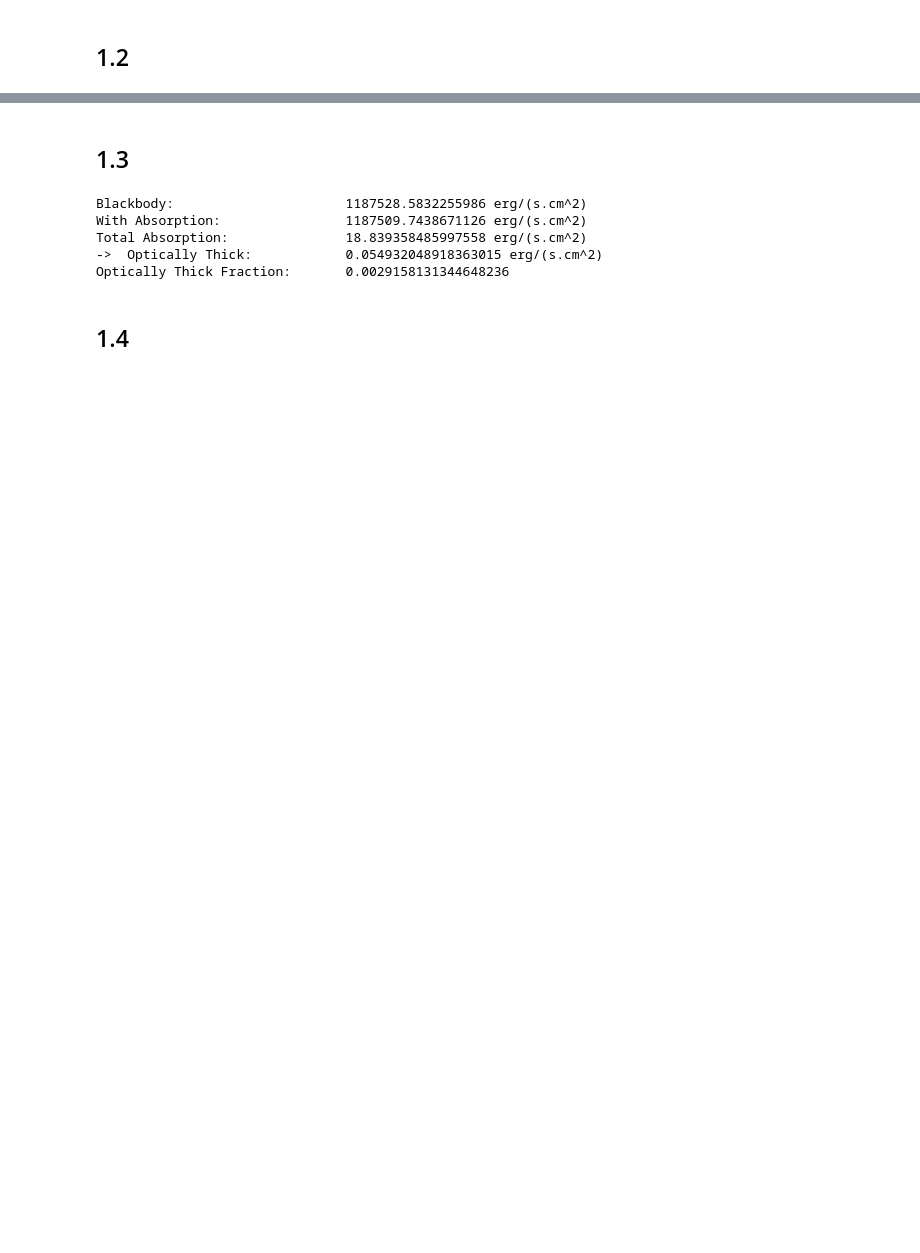
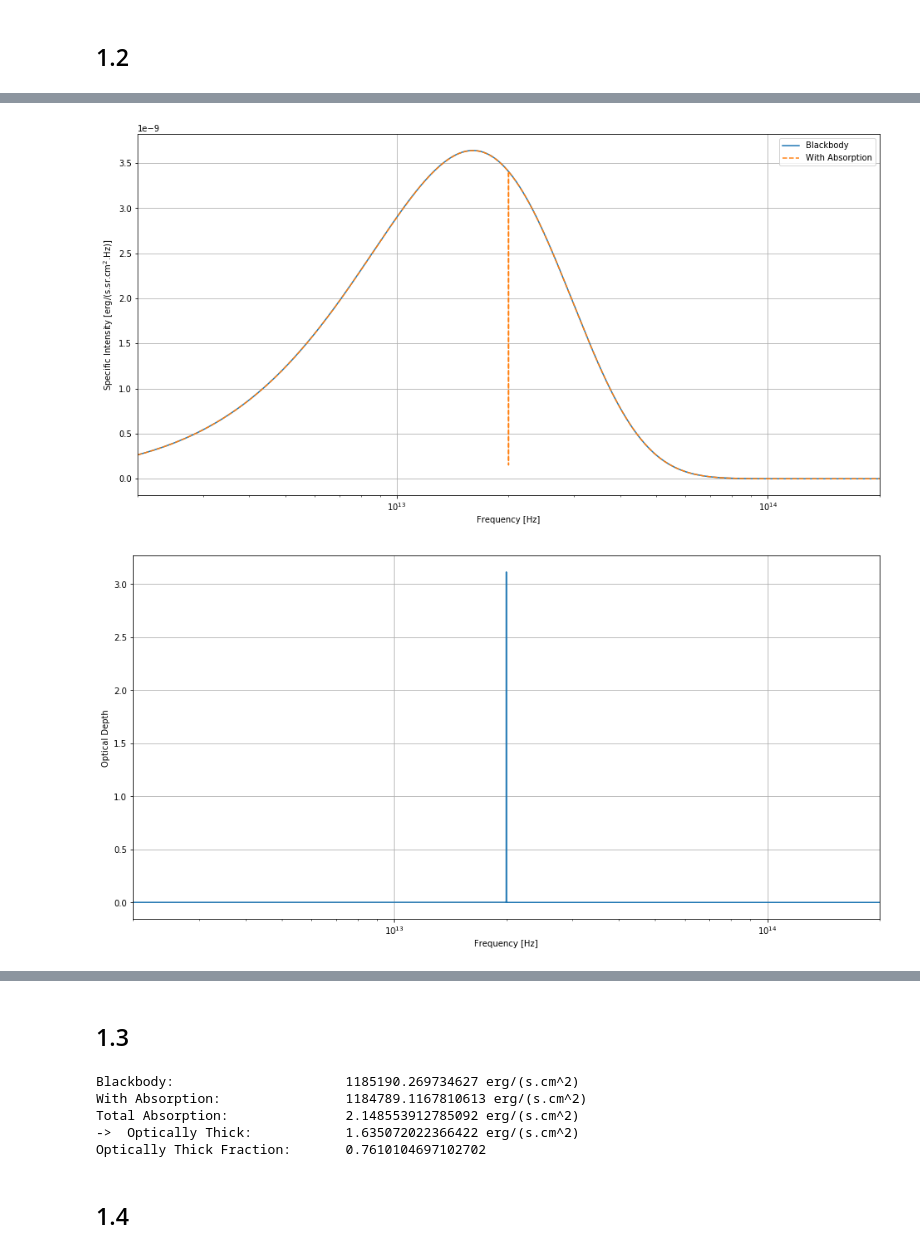
Before and after one commit to lydia-lee/astro207, a Jupyter notebook: ps_2021/04/questions/q_radiative_forcing_with_CO2.ipynb, the cells around one changed output, grey strips where cells are left out. Drawn from its saved outputs; the diff is of its cells as text; code cells hidden in the pictures; blank space fills up the shorter version.

```diff
--- a/ps_2021/04/questions/q_radiative_forcing_with_CO2.ipynb
+++ b/ps_2021/04/questions/q_radiative_forcing_with_CO2.ipynb
@@ -129,0 +117,16 @@ for nu_vec in (nu_vec_fine, nu_vec_both):
+# %%
+# Incorporating 15um line absorption
+## x-section (as a function of frequency), separated because of convolution
+sigma_vec_broad = sigma(nu_vec_broad, A=A21, m=m, T=T, nu0=F21)
+sigma_vec_narrow = sigma(nu_vec_narrow, A=A21, m=m, T=T, nu0=F21)
+sigma_vec_broad_clipped = np.array([sigma_vec_broad[i] for i,_ in enumerate(sigma_vec_broad) if i not in idx_overlap_broad])
+sigma_vec_unsorted = np.concatenate([sigma_vec_broad_clipped, sigma_vec_narrow])
+sigma_vec = np.array([sigma_vec_unsorted[i] for i in idx_sort])
+
+## getting column density of CO2 given tau=3 @ line center
+idx = np.argwhere(np.diff(np.sign(nu_vec-F21))).flatten()[0] # idx of nearest nu to nu0
+N = tau0/sigma_vec[idx]
+
+## getting optical depth across different frequencies
+tau_vec = N * sigma_vec
+tau_vec_narrow = N * sigma_vec_narrow
@@ -129,0 +141,32 @@ for nu_vec in (nu_vec_fine, nu_vec_both):
+# %%
+## Plotting over the full frequency range & a narrower range for visibility
+for full_range in (True, False):
+    xmin = min(nu_vec) if full_range else F21*.99999
+    xmax = max(nu_vec) if full_range else F21 * 1.00001
+
+    plt.figure()
+    f = plt.semilogx if full_range else plt.plot
+    f(nu_vec, B_blackbody, label='Blackbody')
+    f(nu_vec, B_wabs, '--', label='With Absorption')
+#     f(nu_vec, B_blackbody-B_wabs, '--', label='Absorbed')
+    plt.xlabel('Frequency [Hz]')
+    plt.ylabel('Specific Intensity [erg/(s.sr.cm$^2$.Hz)]')
+    plt.legend()
+    plt.grid(True)
+    plt.xlim((xmin, xmax))
+
+    plt.figure()
+    f(nu_vec, tau_vec)
+    plt.xlabel('Frequency [Hz]')
+    plt.ylabel('Optical Depth')
+    plt.xlim((xmin, xmax))
+    plt.grid(True)
+
+# plt.figure()
+# plt.loglog(nu_vec, B_diff)
+# plt.xlabel('Frequency [Hz]')
+# plt.ylabel('Absorbed Specific Intensity [erg/(s.sr.cm$^2$.Hz)]')
+# plt.xlim((xmin*.9, xmax*1.1))
+# %% [output]
+[figure, added]
+[figure, added]
@@ -130,31 +175,31 @@ for nu_vec in (nu_vec_fine, nu_vec_both):
 # %% [markdown]
 <h2>1.3</h2>
 # %%
+full_range = False # gets rid of screwy edge condition
+B_diff_used = B_diff if full_range else B_diff_narrow
+nu_vec_used = nu_vec if full_range else nu_vec_narrow
+tau_vec_used = tau_vec if full_range else tau_vec_narrow
+
 # Trapezoidal integration for total absorption by CO2
-F_diff = np.trapz(B_diff, nu_vec) * 4*np.pi
+F_diff = np.trapz(B_diff_used, nu_vec_used) * 4*np.pi
 
 # Absorption in optically thick region by CO2
-F_diff_thick = 0
-for i, tau_curr in enumerate(tau_vec[:-1]):
-    tau_next = tau_vec[i+1]
-    # To avoid counting over optically thin region
-    if tau_curr > 1 and tau_next > 1:
-        dnu = nu_vec[i+1] - nu_vec[i]
-        B_diff_thick = (B_diff[i+1] + B_diff[i])/2
-        F_diff_thick = 4*np.pi * B_diff_thick * dnu
+idx_thick = [i for i, tau in enumerate(tau_vec_used) if tau > 1]
+nu_vec_thick = [nu_vec_used[i] for i in idx_thick]
+B_diff_thick = [B_diff_used[i] for i in idx_thick]
+F_diff_thick = 4*np.pi * np.trapz(B_diff_thick, nu_vec_thick)
 
-# print('NB: Dropped a steradian normalization (doesn\'t affect the final fraction)\n')
 print(f'Blackbody:\t\t\t{4*np.pi*np.trapz(B_blackbody, nu_vec)} erg/(s.cm^2)')
 print(f'With Absorption:\t\t{4*np.pi*np.trapz(B_wabs, nu_vec)} erg/(s.cm^2)')
 print(f'Total Absorption:\t\t{F_diff} erg/(s.cm^2)')
 print(f'->  Optically Thick:\t\t{F_diff_thick} erg/(s.cm^2)')
 print(f'Optically Thick Fraction:\t{F_diff_thick/F_diff}')
 # %% [output]
-Blackbody:                      1187528.5832255986 erg/(s.cm^2)
-With Absorption:                1187509.7438671126 erg/(s.cm^2)
-Total Absorption:               18.839358485997558 erg/(s.cm^2)
-->  Optically Thick:            0.054932048918363015 erg/(s.cm^2)
-Optically Thick Fraction:       0.0029158131344648236
+Blackbody:                      1185190.269734627 erg/(s.cm^2)
+With Absorption:                1184789.1167810613 erg/(s.cm^2)
+Total Absorption:               2.148553912785092 erg/(s.cm^2)
+->  Optically Thick:            1.635072022366422 erg/(s.cm^2)
+Optically Thick Fraction:       0.7610104697102702
 # %% [markdown]
 <h2>1.4</h2>
 # %%
```
Also changed, not shown: parts of 12 cells of this notebook, 1 other file.
